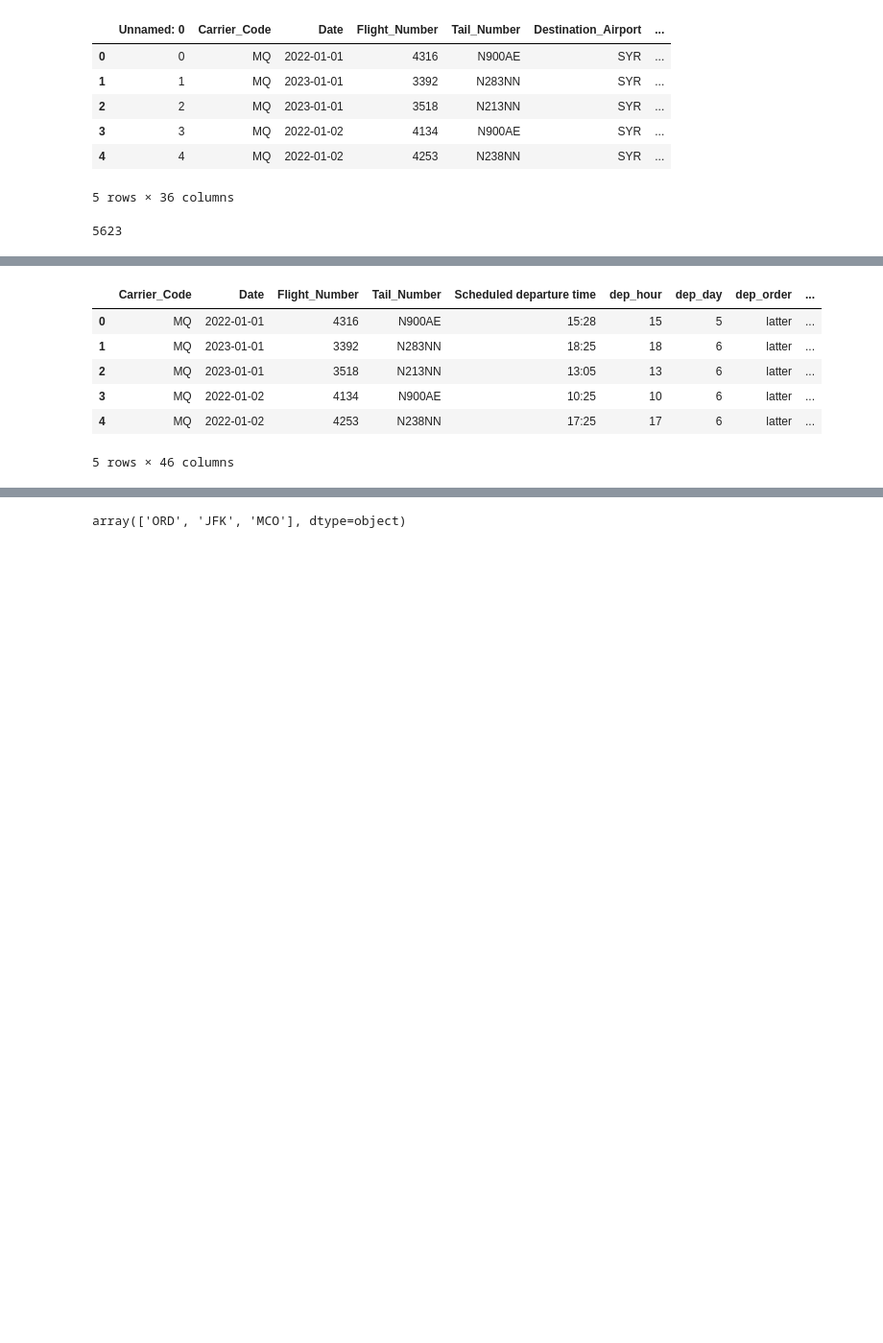
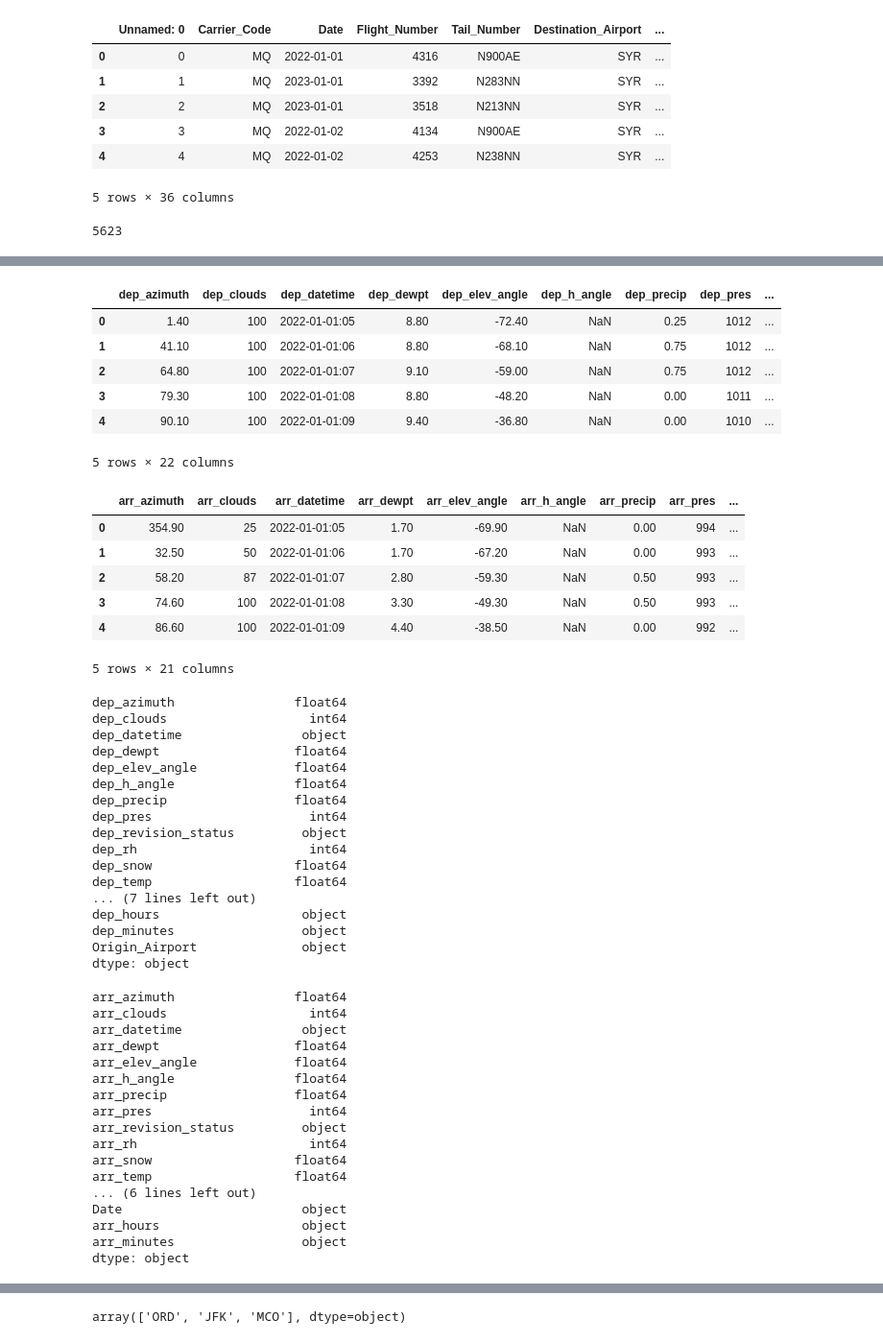
Before and after one commit to melvin1117/flight-predictions, a Jupyter notebook: analysis1.ipynb, the cells around one changed output, grey strips where cells are left out. Shown at 96% size. Saved outputs shown, nothing was run; the diff lists cells and outputs as text; code cells hidden in the pictures; blank space fills up the shorter version.

```diff
--- a/analysis1.ipynb
+++ b/analysis1.ipynb
@@ -172,26 +169,67 @@ dtype: object
 # %%
 # Read and process weather data files for each airport
-jfk_weather_data = pd.read_csv('weather_data/JFK_weather_data_sub_hourly_processed.csv')
-syr_weather_data = pd.read_csv('weather_data/SYR_weather_data_sub_hourly_processed.csv')
-ord_weather_data = pd.read_csv('weather_data/ORD_weather_data_sub_hourly_processed.csv')
-mco_weather_data = pd.read_csv('weather_data/MCO_weather_data_sub_hourly_processed.csv')
+jfk_weather_data = pd.read_csv('weather_data/JFK_weather_data_hourly_processed.csv')
+syr_weather_data = pd.read_csv('weather_data/SYR_weather_data_hourly_processed.csv')
+ord_weather_data = pd.read_csv('weather_data/ORD_weather_data_hourly_processed.csv')
+mco_weather_data = pd.read_csv('weather_data/MCO_weather_data_hourly_processed.csv')
 
 # Combine weather data for all airports
 weather_dfs = [jfk_weather_data, ord_weather_data, mco_weather_data]
 weather_data = pd.concat(weather_dfs, axis=0)
-
-# Define merging logic based on airport code
-sub_data = pd.merge(sub_data, syr_weather_data, how='left', on=['Date', 'arr_hours', 'arr_minutes'])
-
-sub_data = pd.merge(sub_data, weather_data, how='left', on=['Origin_Airport', 'Date', 'dep_hours', 'dep_minutes'])
-
-
-sub_data.head()
+weather_data['dep_minutes'] = weather_data['dep_minutes'].astype('object')
+weather_data['dep_hours'] = weather_data['dep_hours'].astype('object')
+syr_weather_data['arr_minutes'] = syr_weather_data['arr_minutes'].astype('object')
+syr_weather_data['arr_hours'] = syr_weather_data['arr_hours'].astype('object')
+weather_data.head()
+syr_weather_data.head()
+weather_data.dtypes
+syr_weather_data.dtypes
 # %% [output]
-|  | Carrier_Code | Date | Flight_Number | Tail_Number | Scheduled departure time | dep_hour | dep_day | dep_order | ... |
-| 0 | MQ | 2022-01-01 | 4316 | N900AE | 15:28 | 15 | 5 | latter | ... |
-| 1 | MQ | 2023-01-01 | 3392 | N283NN | 18:25 | 18 | 6 | latter | ... |
-| 2 | MQ | 2023-01-01 | 3518 | N213NN | 13:05 | 13 | 6 | latter | ... |
-| 3 | MQ | 2022-01-02 | 4134 | N900AE | 10:25 | 10 | 6 | latter | ... |
-| 4 | MQ | 2022-01-02 | 4253 | N238NN | 17:25 | 17 | 6 | latter | ... |
+|  | dep_azimuth | dep_clouds | dep_datetime | dep_dewpt | dep_elev_angle | dep_h_angle | dep_precip | dep_pres | ... |
+| 0 | 1.40 | 100 | 2022-01-01:05 | 8.80 | -72.40 | NaN | 0.25 | 1012 | ... |
+| 1 | 41.10 | 100 | 2022-01-01:06 | 8.80 | -68.10 | NaN | 0.75 | 1012 | ... |
+| 2 | 64.80 | 100 | 2022-01-01:07 | 9.10 | -59.00 | NaN | 0.75 | 1012 | ... |
+| 3 | 79.30 | 100 | 2022-01-01:08 | 8.80 | -48.20 | NaN | 0.00 | 1011 | ... |
+| 4 | 90.10 | 100 | 2022-01-01:09 | 9.40 | -36.80 | NaN | 0.00 | 1010 | ... |
-5 rows × 46 columns
+5 rows × 22 columns
+|  | arr_azimuth | arr_clouds | arr_datetime | arr_dewpt | arr_elev_angle | arr_h_angle | arr_precip | arr_pres | ... |
+| 0 | 354.90 | 25 | 2022-01-01:05 | 1.70 | -69.90 | NaN | 0.00 | 994 | ... |
+| 1 | 32.50 | 50 | 2022-01-01:06 | 1.70 | -67.20 | NaN | 0.00 | 993 | ... |
+| 2 | 58.20 | 87 | 2022-01-01:07 | 2.80 | -59.30 | NaN | 0.50 | 993 | ... |
+| 3 | 74.60 | 100 | 2022-01-01:08 | 3.30 | -49.30 | NaN | 0.50 | 993 | ... |
+| 4 | 86.60 | 100 | 2022-01-01:09 | 4.40 | -38.50 | NaN | 0.00 | 992 | ... |
+5 rows × 21 columns
+dep_azimuth                float64
+dep_clouds                   int64
+dep_datetime                object
+dep_dewpt                  float64
+dep_elev_angle             float64
+dep_h_angle                float64
+dep_precip                 float64
+dep_pres                     int64
+dep_revision_status         object
+dep_rh                       int64
+dep_snow                   float64
+dep_temp                   float64
+... (7 lines left out)
+dep_hours                   object
+dep_minutes                 object
+Origin_Airport              object
+dtype: object
+arr_azimuth                float64
+arr_clouds                   int64
+arr_datetime                object
+arr_dewpt                  float64
+arr_elev_angle             float64
+arr_h_angle                float64
+arr_precip                 float64
+arr_pres                     int64
+arr_revision_status         object
+arr_rh                       int64
+arr_snow                   float64
+arr_temp                   float64
+... (6 lines left out)
+Date                        object
+arr_hours                   object
+arr_minutes                 object
+dtype: object
```
Also changed, not shown: parts of 35 cells of this notebook, 10 other files.
